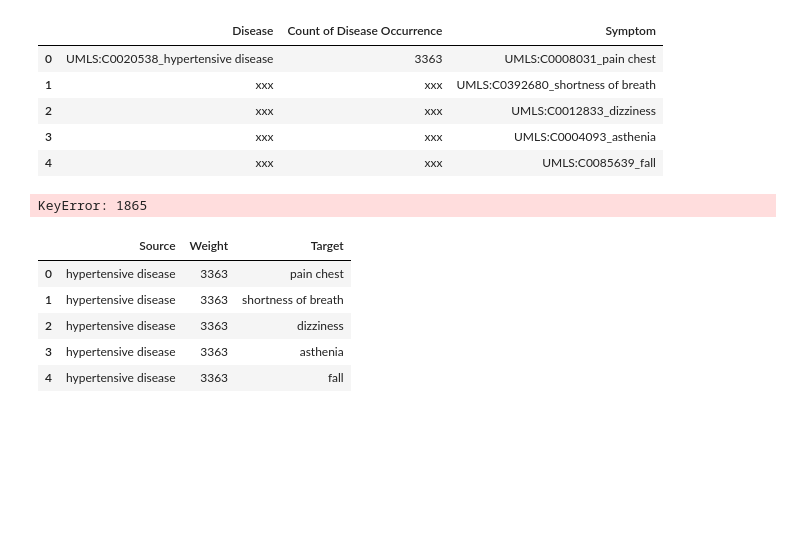
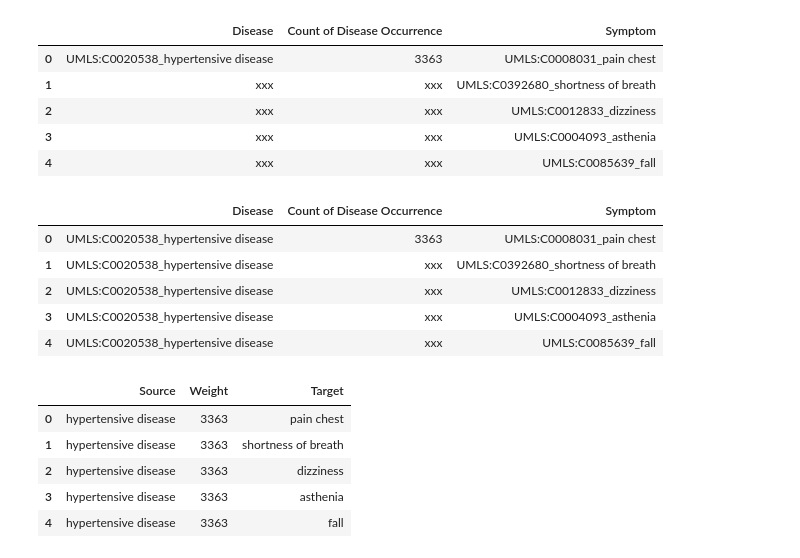
Before and after one commit to ApoorvaCh/Disease-Prediction, a Jupyter notebook: data_analysis.ipynb, the cells around one changed output. Saved outputs shown, nothing was run; the diff lists cells and outputs as text; code cells hidden in the pictures; blank space fills up the shorter version.

```diff
--- a/data_analysis.ipynb
+++ b/data_analysis.ipynb
@@ -26,12 +26,18 @@ data.head()
 # %%
 temp=''
 for i in range(0,1865):
     if data['Disease'][i]!='xxx':
         temp=data['Disease'][i]
     else:
         data.set_value(i,'Disease',temp)
+data.head()
 # %% [output]
-KeyError: 1865
+|  | Disease | Count of Disease Occurrence | Symptom |
+| 0 | UMLS:C0020538_hypertensive disease | 3363 | UMLS:C0008031_pain chest |
+| 1 | UMLS:C0020538_hypertensive disease | xxx | UMLS:C0392680_shortness of breath |
+| 2 | UMLS:C0020538_hypertensive disease | xxx | UMLS:C0012833_dizziness |
+| 3 | UMLS:C0020538_hypertensive disease | xxx | UMLS:C0004093_asthenia |
+| 4 | UMLS:C0020538_hypertensive disease | xxx | UMLS:C0085639_fall |
 # %%
 temp=''
 for i in range(0,1865):
```
